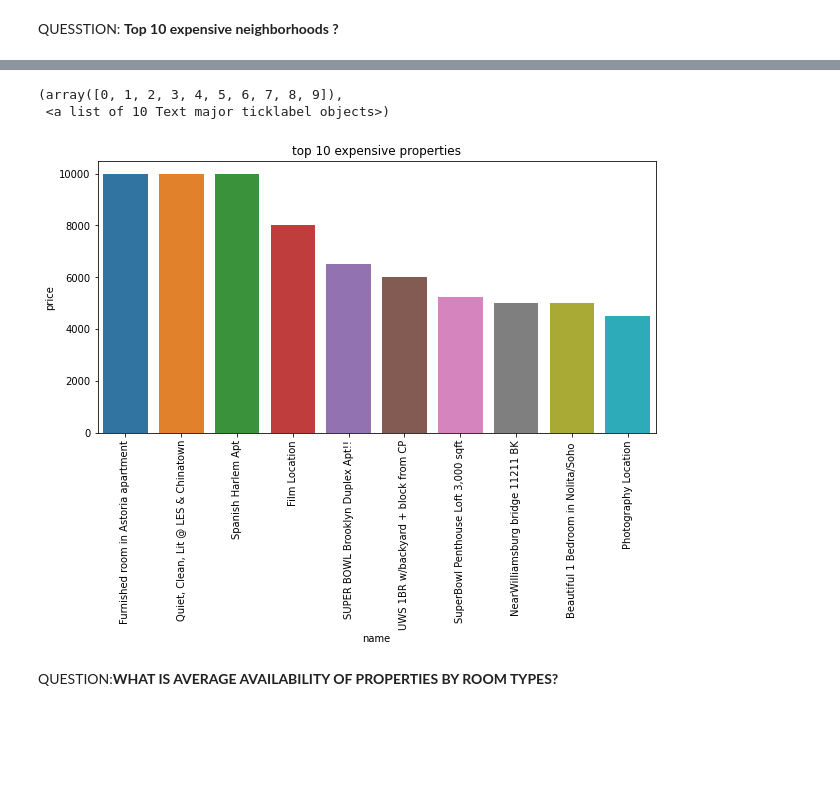
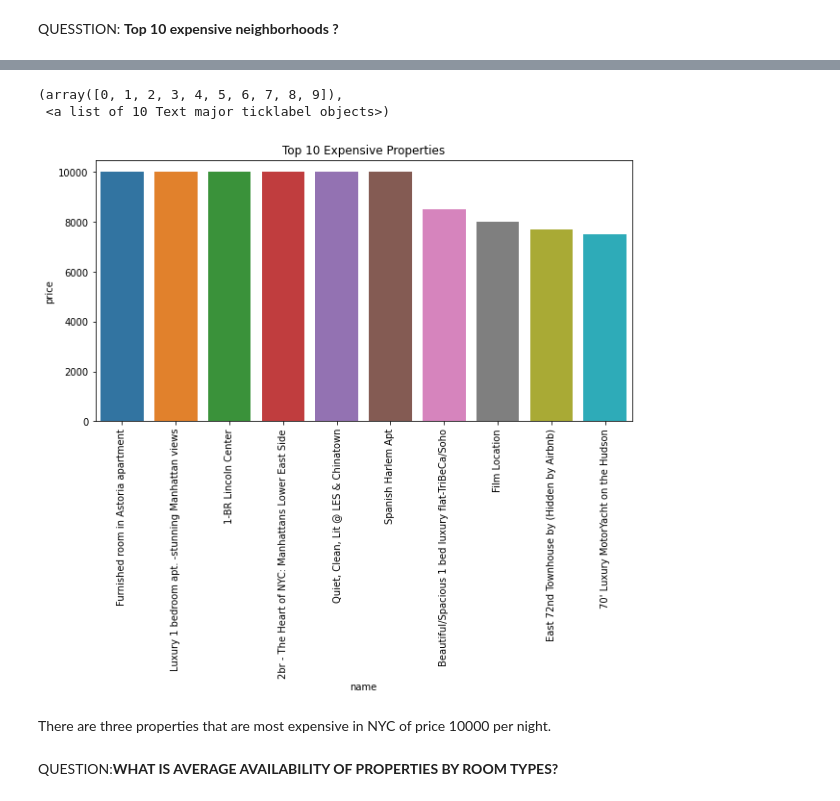
Before and after one commit to som-himte/Capstone-Project-Airbnb-Data-Analysis, a Jupyter notebook: Airbnb_Bookings_Analysis(Som_Himte)_Capstone_Project.ipynb, the cells around one changed output, grey strips where cells are left out. Drawn from its saved outputs; the diff is of its cells as text; code cells hidden in the pictures; blank space fills up the shorter version.

```diff
--- a/Airbnb_Bookings_Analysis(Som_Himte)_Capstone_Project.ipynb
+++ b/Airbnb_Bookings_Analysis(Som_Himte)_Capstone_Project.ipynb
@@ -216,14 +216,16 @@ top_10_expensive_properties[['name','price']]
 # %%
 # visual representation of expensive properties
 plt.figure(figsize=(10,5))
 
-sns.barplot(x="name",y="price",data = top_10_expensive_hotels)
-plt.title("top 10 expensive properties")
+sns.barplot(x="name",y="price",data = top_10_expensive_properties)
+plt.title("Top 10 Expensive Properties")
 plt.xticks(rotation=90)
 # %% [output]
 (array([0, 1, 2, 3, 4, 5, 6, 7, 8, 9]),
  <a list of 10 Text major ticklabel objects>)
-[figure, old version]
+[figure, new version]
+# %% [markdown]
+There are three properties that are most expensive in NYC of price 10000 per night.
 # %% [markdown]
 QUESTION:**WHAT IS AVERAGE AVAILABILITY OF PROPERTIES BY ROOM TYPES?**
 # %%
```
Also changed, not shown: parts of 11 cells of this notebook.
